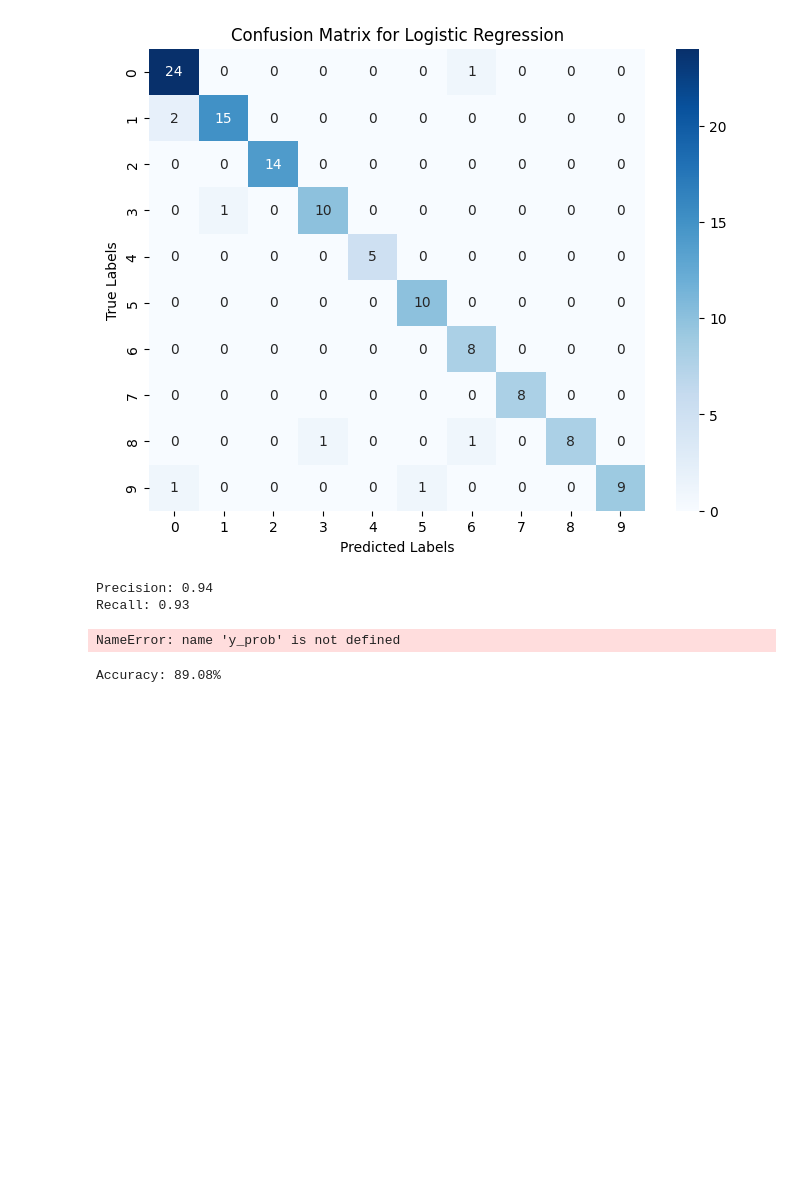
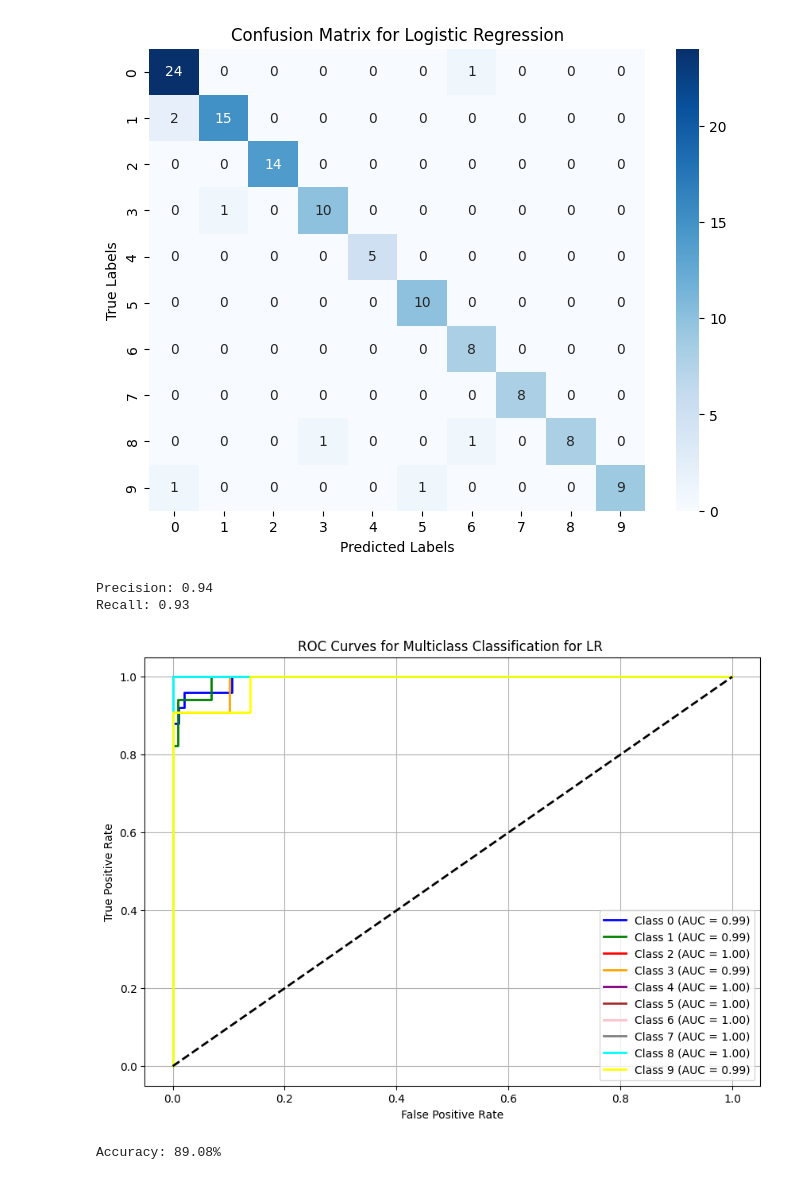
Before and after one commit to tadros12/ml-project, a Jupyter notebook: model/V2.ipynb, the cells around one changed output. Saved outputs shown, nothing was run; the diff lists cells and outputs as text; code cells hidden in the pictures; blank space fills up the shorter version.

```diff
--- a/model/V2.ipynb
+++ b/model/V2.ipynb
@@ -139,34 +139,34 @@ Recall: 0.93
 # %%
 from sklearn.metrics import roc_curve, auc
 from sklearn.preprocessing import label_binarize
 import matplotlib.pyplot as plt
 import numpy as np
 y_test_bin = label_binarize(y_test, classes=list(set(y_test)))
 n_classes = y_test_bin.shape[1]
 fpr = {}
 tpr = {}
 roc_auc = {}
 
 for i in range(n_classes):
-    fpr[i], tpr[i], _ = roc_curve(y_test_bin[:, i], y_prob[:, i])
+    fpr[i], tpr[i], _ = roc_curve(y_test_bin[:, i], y_pred_prob_LR[:, i])
     roc_auc[i] = auc(fpr[i], tpr[i])
 
 
 plt.figure(figsize=(10, 7))
 colors = ['blue', 'green', 'red', 'orange', 'purple', 'brown', 'pink', 'gray', 'cyan', 'yellow']
 
 for i, color in zip(range(n_classes), colors):
     plt.plot(fpr[i], tpr[i], color=color, lw=2, label=f'Class {i} (AUC = {roc_auc[i]:.2f})')
 
 plt.plot([0, 1], [0, 1], 'k--', lw=2)
 plt.xlabel('False Positive Rate')
 plt.ylabel('True Positive Rate')
 plt.title('ROC Curves for Multiclass Classification for LR ')
 plt.legend(loc='lower right')
 plt.grid(True)
 plt.show()
 # %% [output]
-NameError: name 'y_prob' is not defined
+[figure, added]
 # %%
 from sklearn.neighbors import KNeighborsClassifier
 
```
Also changed, not shown: parts of 7 cells of this notebook, 1 other file.
